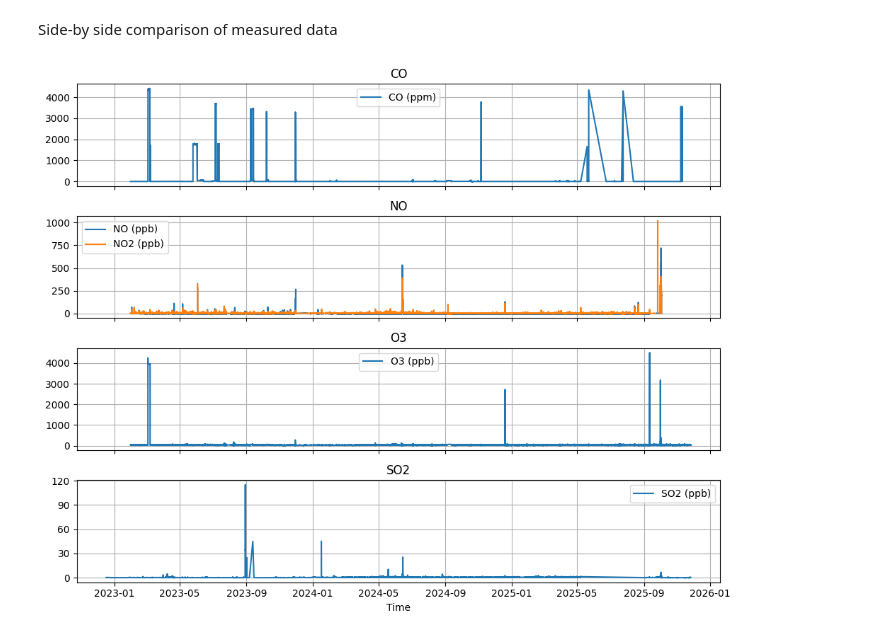
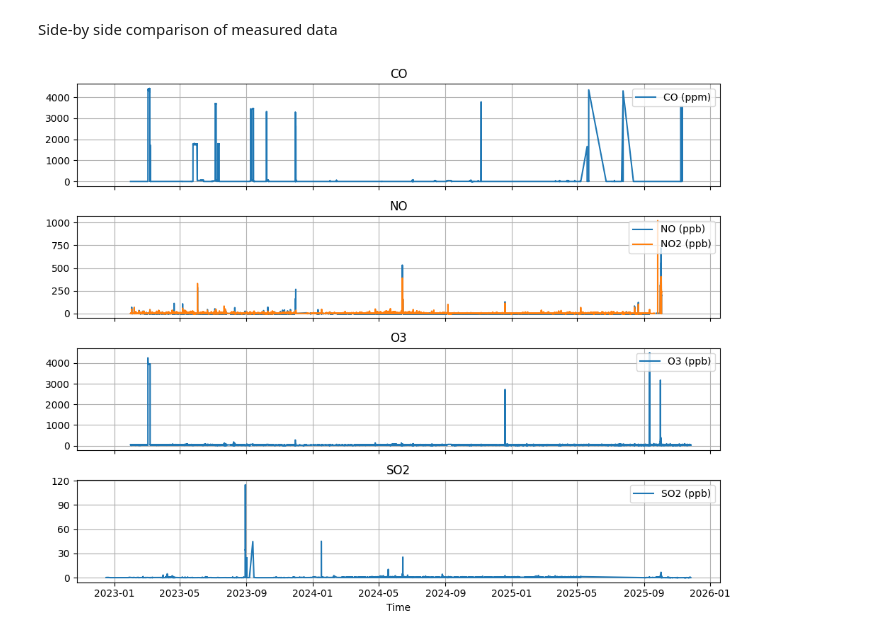
Before and after one commit to drohal3/ATMDP-003_marine, a Jupyter notebook: notebooks/trace_gasses_explore.ipynb, the cells around one changed output. Drawn from its saved outputs; the diff is of its cells as text; code cells hidden in the pictures.

```diff
--- a/notebooks/trace_gasses_explore.ipynb
+++ b/notebooks/trace_gasses_explore.ipynb
@@ -196,29 +184,29 @@ Side-by side comparison of measured data
 # %%
 fig, axes = plt.subplots(
     len(dfs),
     1,
     figsize=(10, 8),
     sharex=True,
 )
 
 ax_n = 0
 for file, detail in DATA_MAP.items():
     ax = axes[ax_n]
     ax_n += 1
 
     df = dfs[file]
 
     col_unit = zip(detail["columns"], detail["units"])
     for col, unit in col_unit:
         ax.plot(df.index, df[col], label=f"{col} ({unit})")
 
     ax.set_title(file)
-    ax.legend()
+    ax.legend(loc="upper right")
     ax.grid(True)
     ax.yaxis.set_major_locator(MaxNLocator(nbins=5))
 
 plt.xlabel("Time")
 plt.tight_layout()
 plt.show()
 # %% [output]
-[figure, old version]
+[figure, new version]
```
Also changed, not shown: parts of 1 cell of this notebook, 2 other files.
